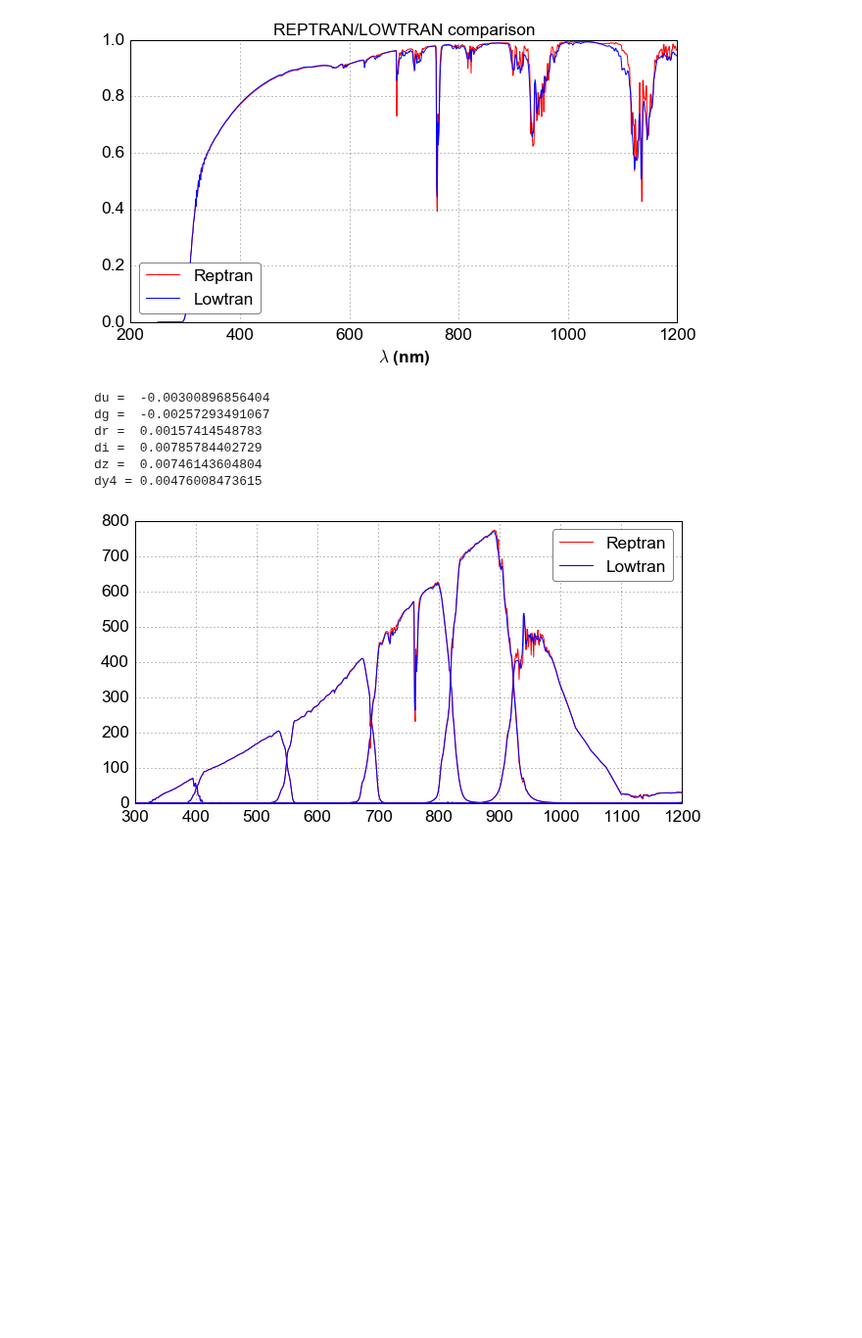
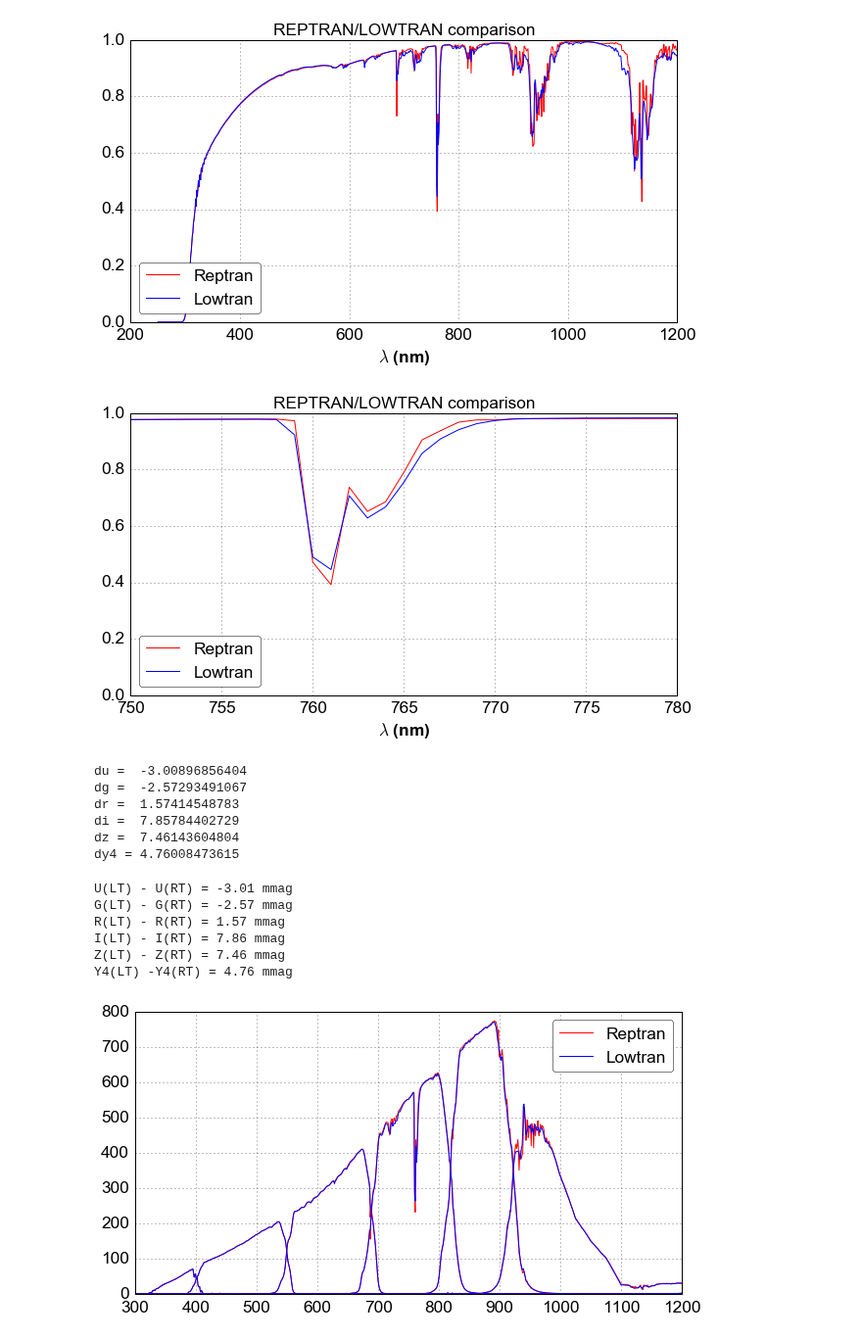
Before and after one commit to sylvielsstfr/PC5AtmStudies, a Jupyter notebook: MagnitudesCalc/REPtrLOWtrComparison.ipynb, the cells around one changed output. Shown at 98% size. Saved outputs shown, nothing was run; the diff lists cells and outputs as text; code cells hidden in the pictures; blank space fills up the shorter version.

Commit message:
add REP/LOW comparison for O2

```diff
--- a/MagnitudesCalc/REPtrLOWtrComparison.ipynb
+++ b/MagnitudesCalc/REPtrLOWtrComparison.ipynb
@@ -68,6 +68,16 @@ plt.xlabel('$\lambda$ (nm)')
 plt.savefig("airtransp.jpg")
 # %% [output]
 [figure]
+# %%
+plt.plot(wl_atm1,tr_atm1,'r-',label='Reptran')
+plt.plot(wl_atm2,tr_atm2,'b-',label='Lowtran')
+plt.legend(loc=3)
+plt.title('REPTRAN/LOWTRAN comparison')
+plt.xlabel('$\lambda$ (nm)')
+plt.xlim(750.,780.)
+plt.savefig("airtransp.jpg")
+# %% [output]
+[figure, added]
 # %%
 mag=magnit.LSST_Magnitude()
 # %%
@@ -85,19 +95,33 @@ m_fl2_i=mag.ComputeRelativeMagSEDxAtmxFilt(wl,sed,wl_atm2,tr_atm2,wl_i,i)
 m_fl2_z=mag.ComputeRelativeMagSEDxAtmxFilt(wl,sed,wl_atm2,tr_atm2,wl_z,z)
 m_fl2_y4=mag.ComputeRelativeMagSEDxAtmxFilt(wl,sed,wl_atm2,tr_atm2,wl_y4,y4)
 # %%
-du=m_fl2_u-m_fl1_u ; print 'du = ', du
-dg=m_fl2_g-m_fl1_g ; print 'dg = ', dg
-dr=m_fl2_r-m_fl1_r ; print 'dr = ', dr
-di=m_fl2_i-m_fl1_i ; print 'di = ', di
-dz=m_fl2_z-m_fl1_z ; print 'dz = ', dz
-dy4=m_fl2_y4-m_fl1_y4 ; print 'dy4 =', dy4
+du=(m_fl2_u-m_fl1_u)*1000. ; print 'du = ', du
+dg=(m_fl2_g-m_fl1_g)*1000. ; print 'dg = ', dg
+dr=(m_fl2_r-m_fl1_r)*1000. ; print 'dr = ', dr
+di=(m_fl2_i-m_fl1_i)*1000. ; print 'di = ', di
+dz=(m_fl2_z-m_fl1_z)*1000. ; print 'dz = ', dz
+dy4=(m_fl2_y4-m_fl1_y4)*1000. ; print 'dy4 =', dy4
 # %% [output]
-du =  -0.00300896856404
-dg =  -0.00257293491067
-dr =  0.00157414548783
-di =  0.00785784402729
-dz =  0.00746143604804
-dy4 = 0.00476008473615
+du =  -3.00896856404
+dg =  -2.57293491067
+dr =  1.57414548783
+di =  7.85784402729
+dz =  7.46143604804
+dy4 = 4.76008473615
+# %%
+print 'U(LT) - U(RT) = {:3.2f} mmag '.format(du)
+print 'G(LT) - G(RT) = {:3.2f} mmag '.format(dg)
+print 'R(LT) - R(RT) = {:3.2f} mmag '.format(dr)
+print 'I(LT) - I(RT) = {:3.2f} mmag '.format(di)
+print 'Z(LT) - Z(RT) = {:3.2f} mmag '.format(dz)
+print 'Y4(LT) -Y4(RT) = {:3.2f} mmag '.format(dy4)
+# %% [output]
+U(LT) - U(RT) = -3.01 mmag
+G(LT) - G(RT) = -2.57 mmag
+R(LT) - R(RT) = 1.57 mmag
+I(LT) - I(RT) = 7.86 mmag
+Z(LT) - Z(RT) = 7.46 mmag
+Y4(LT) -Y4(RT) = 4.76 mmag
 # %%
 fl1_u=mag.ComputeSEDxAtmxFilt(wl,sed,wl_atm1,tr_atm1,wl_u,u)
 fl1_g=mag.ComputeSEDxAtmxFilt(wl,sed,wl_atm1,tr_atm1,wl_g,g)
```
